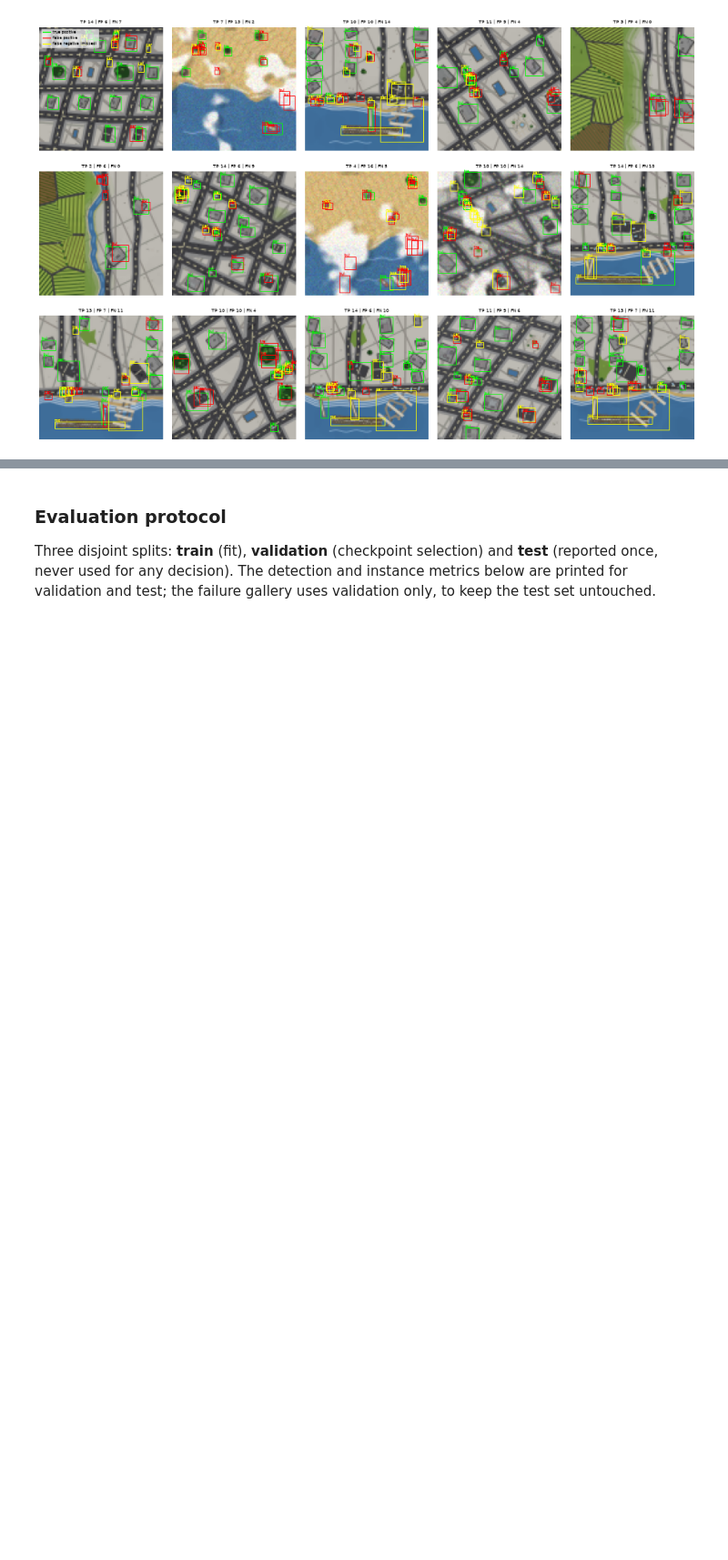
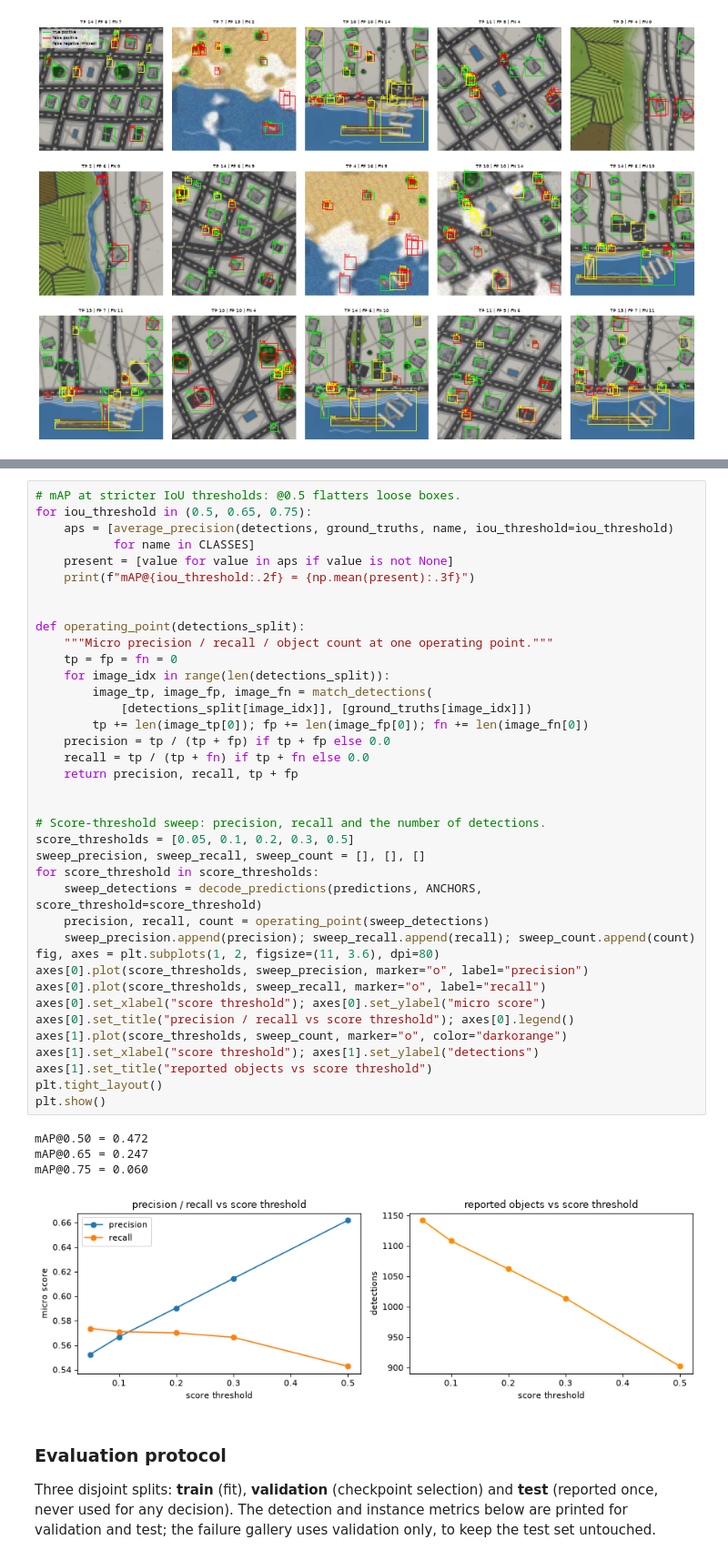
Before and after one commit to ogrisel/mplsyn, a Jupyter notebook: notebooks/08_train_object_detection.ipynb, the cells around one changed output, grey strips where cells are left out. Shown at 91% size. Cells and saved outputs as stored; diff of their text form; blank space fills up the shorter version.

```diff
--- a/notebooks/08_train_object_detection.ipynb
+++ b/notebooks/08_train_object_detection.ipynb
@@ -742,3 +812,46 @@ plt.show()
+# %%
+# mAP at stricter IoU thresholds: @0.5 flatters loose boxes.
+for iou_threshold in (0.5, 0.65, 0.75):
+    aps = [average_precision(detections, ground_truths, name, iou_threshold=iou_threshold)
+           for name in CLASSES]
+    present = [value for value in aps if value is not None]
+    print(f"mAP@{iou_threshold:.2f} = {np.mean(present):.3f}")
+
+
+def operating_point(detections_split):
+    """Micro precision / recall / object count at one operating point."""
+    tp = fp = fn = 0
+    for image_idx in range(len(detections_split)):
+        image_tp, image_fp, image_fn = match_detections(
+            [detections_split[image_idx]], [ground_truths[image_idx]])
+        tp += len(image_tp[0]); fp += len(image_fp[0]); fn += len(image_fn[0])
+    precision = tp / (tp + fp) if tp + fp else 0.0
+    recall = tp / (tp + fn) if tp + fn else 0.0
+    return precision, recall, tp + fp
+
+
+# Score-threshold sweep: precision, recall and the number of detections.
+score_thresholds = [0.05, 0.1, 0.2, 0.3, 0.5]
+sweep_precision, sweep_recall, sweep_count = [], [], []
+for score_threshold in score_thresholds:
+    sweep_detections = decode_predictions(predictions, ANCHORS, score_threshold=score_threshold)
+    precision, recall, count = operating_point(sweep_detections)
+    sweep_precision.append(precision); sweep_recall.append(recall); sweep_count.append(count)
+fig, axes = plt.subplots(1, 2, figsize=(11, 3.6), dpi=80)
+axes[0].plot(score_thresholds, sweep_precision, marker="o", label="precision")
+axes[0].plot(score_thresholds, sweep_recall, marker="o", label="recall")
+axes[0].set_xlabel("score threshold"); axes[0].set_ylabel("micro score")
+axes[0].set_title("precision / recall vs score threshold"); axes[0].legend()
+axes[1].plot(score_thresholds, sweep_count, marker="o", color="darkorange")
+axes[1].set_xlabel("score threshold"); axes[1].set_ylabel("detections")
+axes[1].set_title("reported objects vs score threshold")
+plt.tight_layout()
+plt.show()
+# %% [output]
+mAP@0.50 = 0.472
+mAP@0.65 = 0.247
+mAP@0.75 = 0.060
+[figure, added]
 # %% [markdown]
 ### Evaluation protocol
 
```
Also changed, not shown: parts of 7 cells of this notebook, 6 other files.
